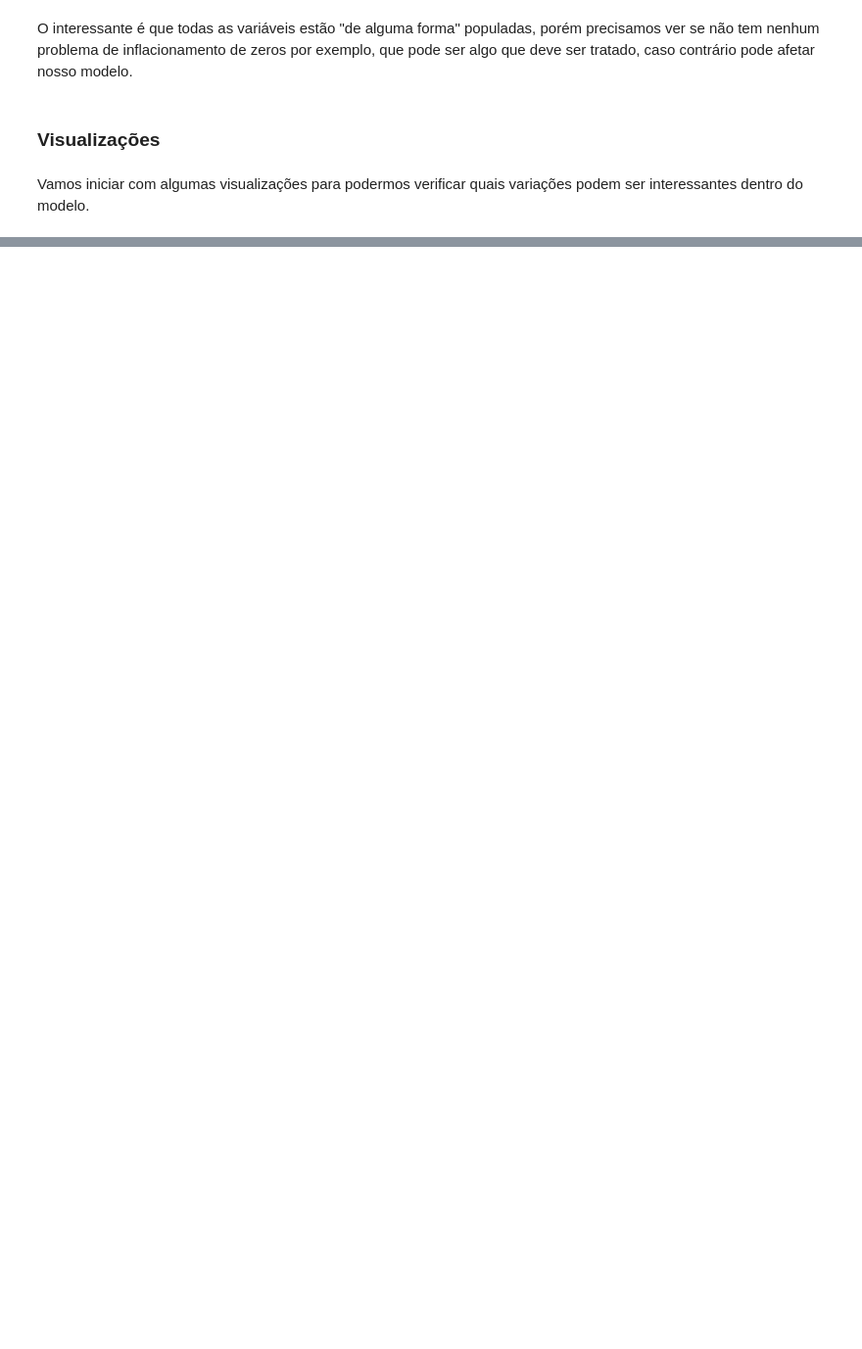
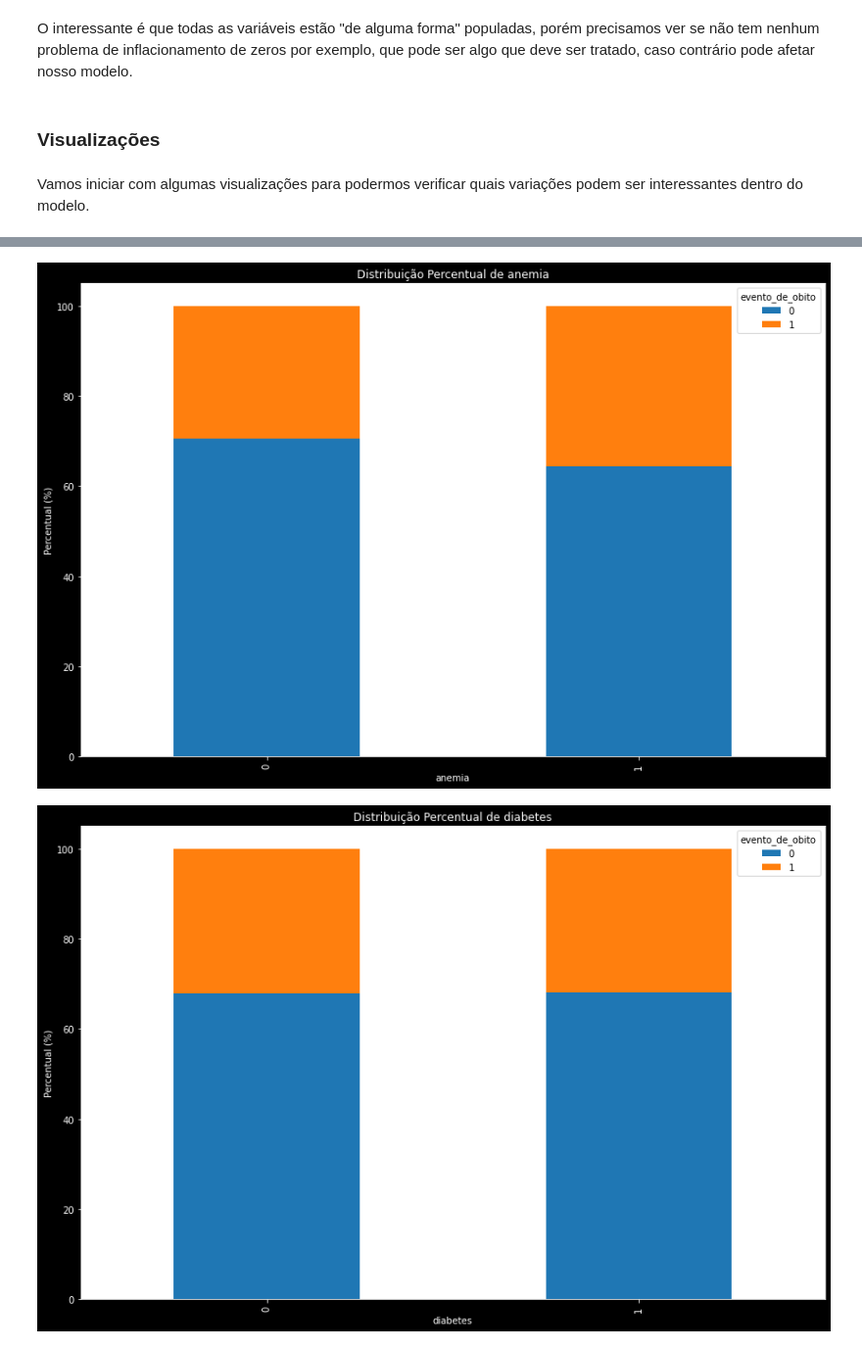
Before and after one commit to lucasabrahao900/TechC_Fase3, a Jupyter notebook: techc_fase3_ml/notebooks/nb_exploratory_analysis.ipynb, the cells around one changed output, grey strips where cells are left out. Shown at 98% size. Saved outputs shown, nothing was run; the diff lists cells and outputs as text; code cells hidden in the pictures; blank space fills up the shorter version.

```diff
--- a/techc_fase3_ml/notebooks/nb_exploratory_analysis.ipynb
+++ b/techc_fase3_ml/notebooks/nb_exploratory_analysis.ipynb
@@ -80,0 +103,35 @@ plot_boxplot(varx = "serum_creatinine", nome = "Idade")
+# %%
+# Distribuição de variáveis categóricas
+categorical_vars = ['anemia', 'diabetes', 'hipertensao_arterial', 'sexo', 'tabagismo']
+for var in categorical_vars:
+    # Criar tabela de frequência para contar as proporções
+    counts = df_heart.groupby(['evento_de_obito', var]).size().unstack().T
+    percentages = counts.div(counts.sum(axis=1), axis=0) * 100  # Calcular porcentagens
+
+    # Criar figura
+    fig, ax = plt.subplots(figsize=(12, 8), facecolor='black')
+
+    # Plotar gráfico de barras empilhadas
+    percentages.plot(kind='bar', stacked=True, ax=ax)  # Exemplo de cores
+
+    # Título e labels em branco
+    ax.set_title(f'Distribuição Percentual de {var}', color='white')
+    ax.set_xlabel(var, color='white')
+    ax.set_ylabel('Percentual (%)', color='white')
+
+    # Ajustar cor dos ticks e bordas
+    ax.tick_params(colors='white')  # Cor dos ticks
+    ax.spines['top'].set_color('white')
+    ax.spines['bottom'].set_color('white')
+    ax.spines['left'].set_color('white')
+    ax.spines['right'].set_color('white')
+
+    # Alterar cor da legenda
+    legend = ax.get_legend()
+
+    # Ajustar layout
+    plt.tight_layout()
+    plt.show()
+# %% [output]
+[figure, added]
+[figure, added]
```
Also changed, not shown: parts of 12 cells of this notebook.
